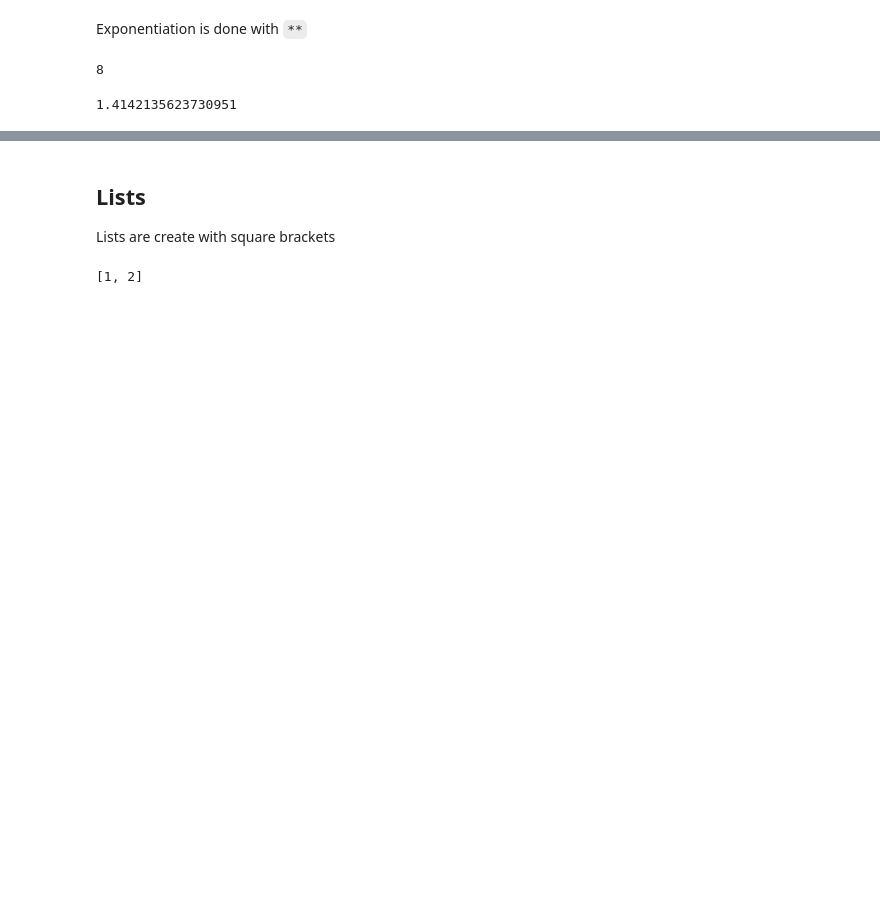
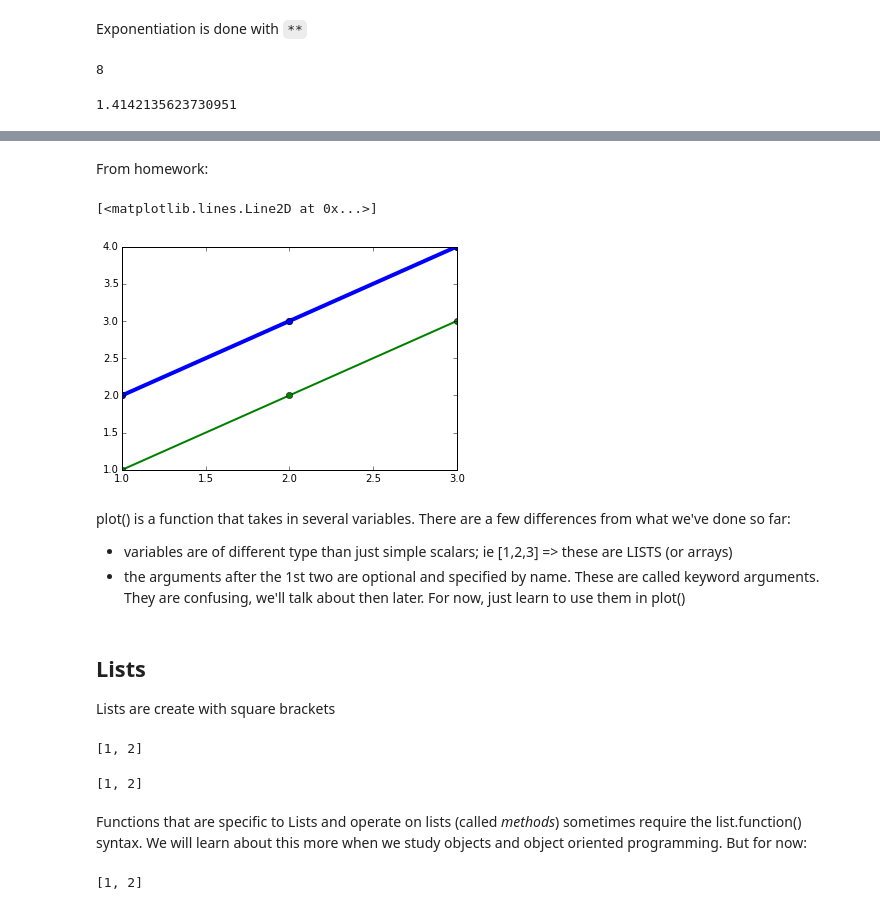
Before and after one commit to wackywendell/learnpython, a Jupyter notebook: 002-Basic_Python.ipynb, the cells around one changed output, grey strips where cells are left out. Cells and saved outputs as stored; diff of their text form; code cells hidden in the pictures; blank space fills up the shorter version.

```diff
--- a/002-Basic_Python.ipynb
+++ b/002-Basic_Python.ipynb
@@ -122,7 +203,32 @@ If I had to walk 10000 miles, and I could walk 3 miles an hour for 8 hours a day
+# %% [markdown]
+From homework:
+# %%
+plot([1,2,3], [1,2,3], 'go-', label='line 1', linewidth=2)
+plot([1,2,3], [2, 3, 4], 'bo-', label='line 2', linewidth=2)
+
+plot([1,2,3], [2, 3, 4], color='b', marker='o', label='line 2', linewidth=4)
+# %% [output]
+[<matplotlib.lines.Line2D at 0x...>]
+[figure, added]
+# %% [markdown]
+plot() is a function that takes in several variables. There are a few differences from what we've done so far:
+* variables are of different type than just simple scalars; ie [1,2,3] => these are LISTS (or arrays)
+* the arguments after the 1st two are optional and specified by name.  These are called keyword arguments.  They are confusing, we'll talk about then later.  For now, just learn to use them in plot()
 # %% [markdown]
 ## Lists
 
 Lists are create with square brackets
+# %%
+myList = [1, 2]
+myList
+# %% [output]
+[1, 2]
+# %%
+print(myList)
+# %% [output]
+[1, 2]
+# %% [markdown]
+Functions that are specific to Lists and operate on lists (called _methods_) sometimes require the list.function() syntax.  We will learn about this more when we study objects and object oriented programming.  But for now:
 # %%
 l = []
 l.append(1)
```
Also changed, not shown: parts of 85 cells of this notebook, 1 other file.
